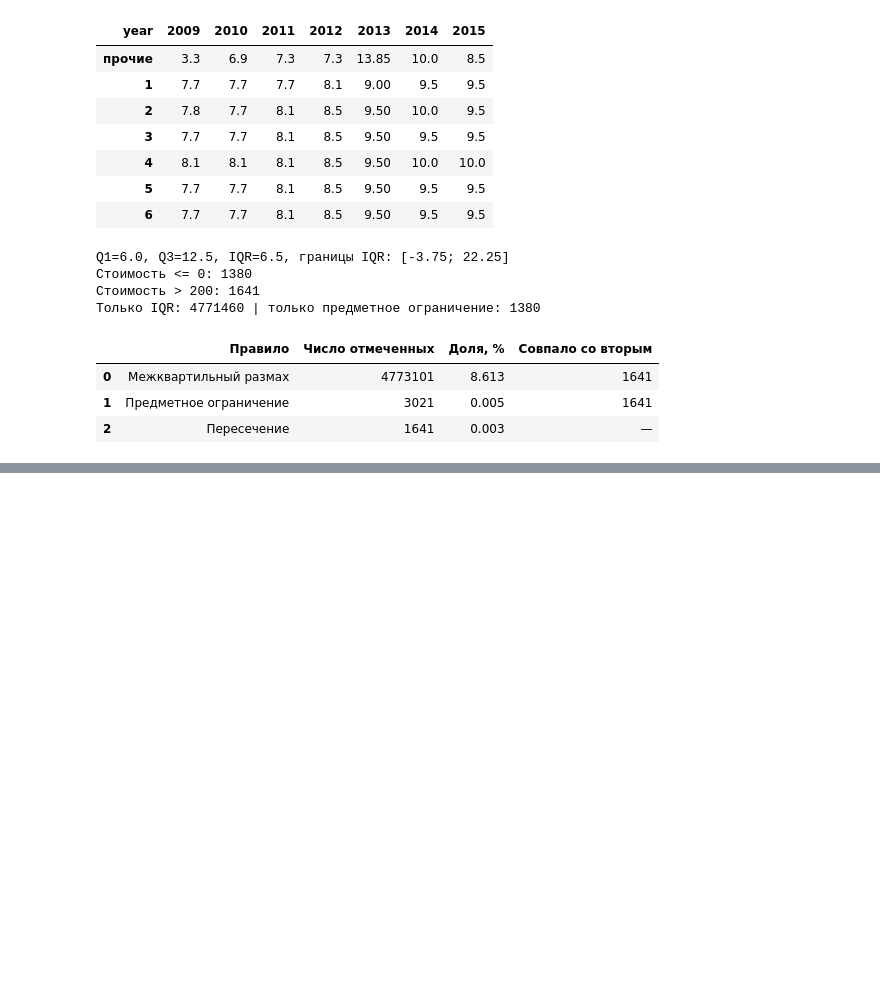
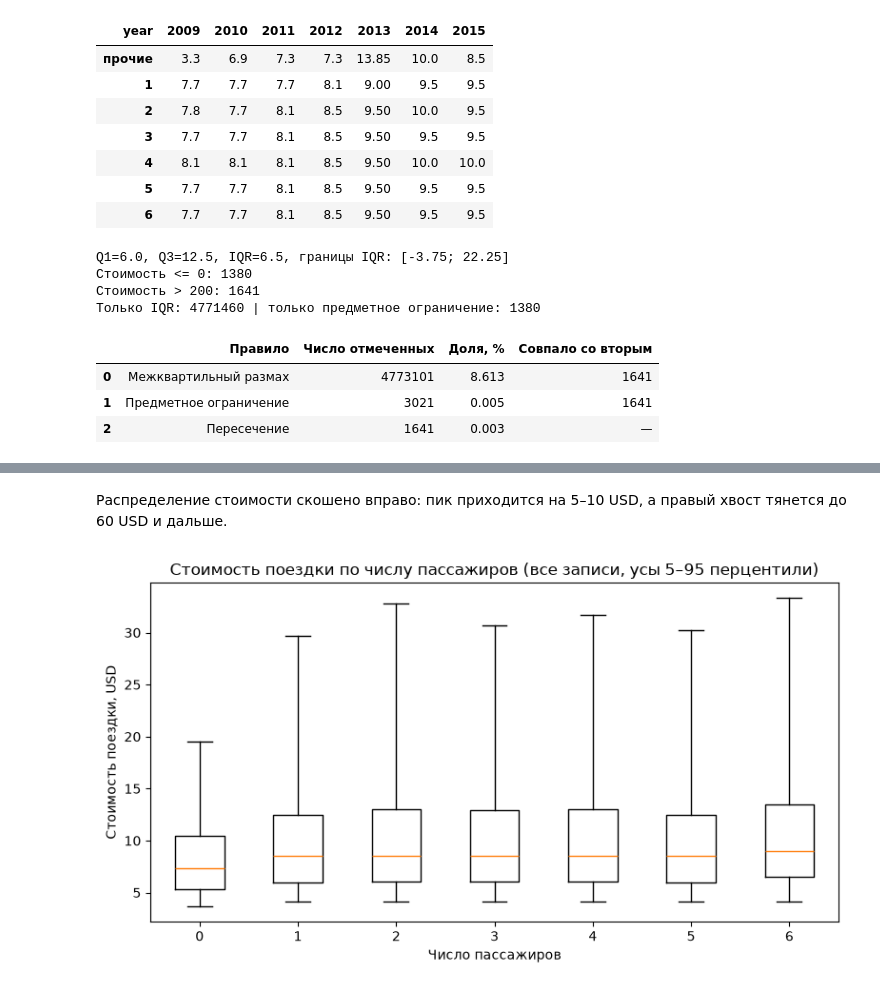
Before and after one commit to medshura555-collab/sambik, a Jupyter notebook: notebooks/03_eda.ipynb, the cells around one changed output, grey strips where cells are left out. Cells and saved outputs as stored; diff of their text form; code cells hidden in the pictures; blank space fills up the shorter version.

```diff
--- a/notebooks/03_eda.ipynb
+++ b/notebooks/03_eda.ipynb
@@ -262,0 +349,33 @@ Q1=6.0, Q3=12.5, IQR=6.5, границы IQR: [-3.75; 22.25]
+# %% [markdown]
+Распределение стоимости скошено вправо: пик приходится на 5–10 USD, а правый хвост тянется до 60 USD и дальше.
+# %%
+groups = [0, 1, 2, 3, 4, 5, 6]
+qs = (
+    df.groupby("passenger_count")["fare_amount"]
+      .quantile([0.05, 0.25, 0.5, 0.75, 0.95])
+      .unstack()
+)
+
+stats = []
+for g in groups:
+    row = qs.loc[g]
+    stats.append({
+        "label": str(g),
+        "whislo": row.loc[0.05],
+        "q1": row.loc[0.25],
+        "med": row.loc[0.5],
+        "q3": row.loc[0.75],
+        "whishi": row.loc[0.95],
+        "fliers": [],
+    })
+
+fig, ax = plt.subplots(figsize=(8, 4.5))
+ax.bxp(stats, showfliers=False)
+ax.set_xlabel("Число пассажиров")
+ax.set_ylabel("Стоимость поездки, USD")
+ax.set_title("Стоимость поездки по числу пассажиров (все записи, усы 5–95 перцентили)")
+fig.tight_layout()
+fig.savefig("../plots/02_box_groups.png", dpi=150)
+plt.show()
+# %% [output]
+[figure, added]
```
Also changed, not shown: parts of 14 cells of this notebook, 1 other file.
